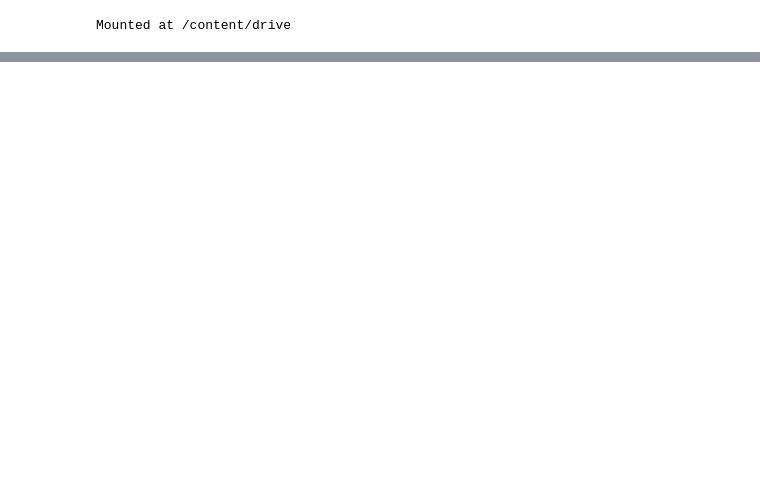
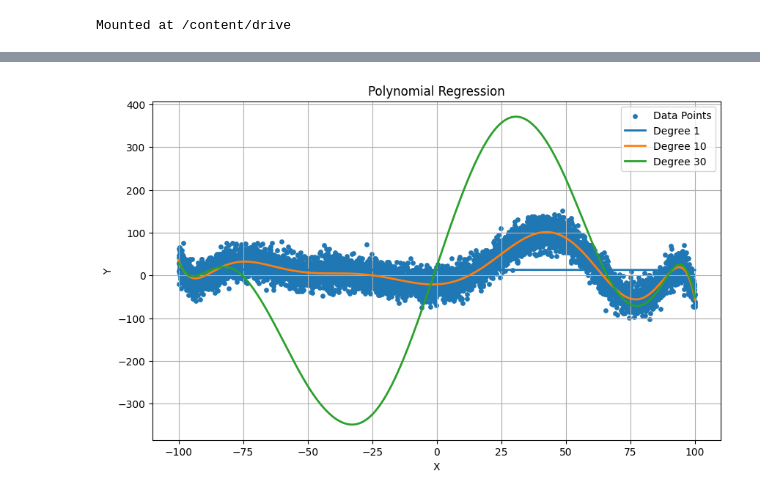
Before and after one commit to KrithikChidM/PrmlLab, a Jupyter notebook: LAB3/code.ipynb, the cells around one changed output, grey strips where cells are left out. Drawn from its saved outputs; the diff is of its cells as text; code cells hidden in the pictures; blank space fills up the shorter version.

```diff
--- a/LAB3/code.ipynb
+++ b/LAB3/code.ipynb
@@ -513,0 +8,93 @@ Validation R2   : 0.7981034508437227
+# %%
+import numpy as np
+import matplotlib.pyplot as plt
+
+filename = "/content/drive/MyDrive/Krithik SNU/HAM/noisy_7.txt"
+
+data = np.loadtxt(filename)
+X = data[:, 0]
+Y = data[:, 1]
+
+np.random.seed(42)
+idx = np.random.permutation(len(X))
+
+n_train = int(0.70 * len(X))
+n_test = int(0.15 * len(X))
+
+train_idx = idx[:n_train]
+test_idx = idx[n_train:n_train + n_test]
+val_idx = idx[n_train + n_test:]
+
+X_train, Y_train = X[train_idx], Y[train_idx]
+X_test, Y_test = X[test_idx], Y[test_idx]
+X_val, Y_val = X[val_idx], Y[val_idx]
+
+degrees = np.arange(1, 31)
+train_errors = np.zeros(30)
+test_errors = np.zeros(30)
+validation_errors = np.zeros(30)
+weights = {}
+
+for d in degrees:
+    Xtr = np.column_stack([X_train ** j for j in range(d + 1)])
+
+    w = np.linalg.inv(Xtr.T @ Xtr) @ Xtr.T @ Y_train
+    weights[d] = w
+
+    Xte = np.column_stack([X_test ** j for j in range(d + 1)])
+    Xva = np.column_stack([X_val ** j for j in range(d + 1)])
+
+    Y_train_pred = Xtr @ w
+    Y_test_pred = Xte @ w
+    Y_val_pred = Xva @ w
+
+    train_errors[d - 1] = np.mean((Y_train - Y_train_pred) ** 2)
+    test_errors[d - 1] = np.mean((Y_test - Y_test_pred) ** 2)
+    validation_errors[d - 1] = np.mean((Y_val - Y_val_pred) ** 2)
+
+best_degree = degrees[np.argmin(validation_errors)]
+w = weights[best_degree]
+
+# Degree 1, 9 and 30 curves with data points
+X_plot = np.linspace(X.min(), X.max(), 500)
+
+plt.figure(figsize=(10, 6))
+plt.scatter(X_train, Y_train, s=15, label="Data Points")
+
+for d in [1, 10, 30]:
+    Xp = np.column_stack([X_plot ** j for j in range(d + 1)])
+    Yp = Xp @ weights[d]
+    plt.plot(X_plot, Yp, linewidth=2, label="Degree " + str(d))
+
+plt.xlabel("X")
+plt.ylabel("Y")
+plt.title("Polynomial Regression")
+plt.legend()
+plt.grid()
+plt.show()
+
+# Training vs Validation MSE
+plt.figure(figsize=(10, 6))
+plt.plot(degrees, train_errors, marker="o", label="Training MSE")
+plt.plot(degrees, validation_errors, marker="o", label="Validation MSE")
+
+plt.xlabel("Polynomial Degree")
+plt.ylabel("MSE")
+plt.title("Training MSE vs Validation MSE")
+plt.xticks(degrees)
+plt.legend()
+plt.grid()
+plt.show()
+
+print("Best Degree:", best_degree)
+print("Weights:", weights[best_degree])
+print("Training MSE:", train_errors[best_degree - 1])
+print("Testing MSE:", test_errors[best_degree - 1])
+print("Validation MSE:", validation_errors[best_degree - 1])
+
+print("\nDegree | Training MSE | Validation MSE")
+
+for d in degrees:
+    print(d, "|", train_errors[d - 1], "|", validation_errors[d - 1])
+# %% [output]
+[figure, added]
```
Also changed, not shown: parts of 3 cells of this notebook.
